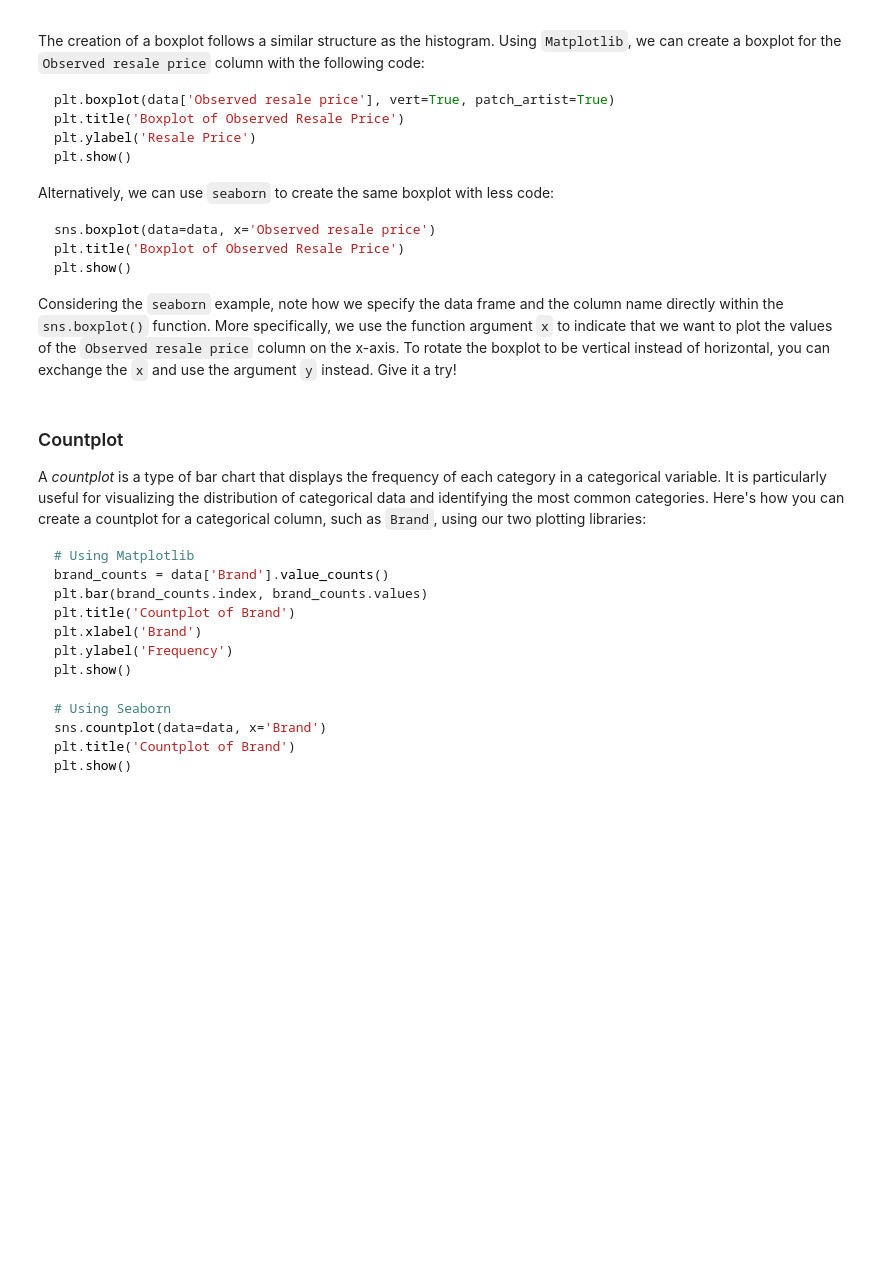
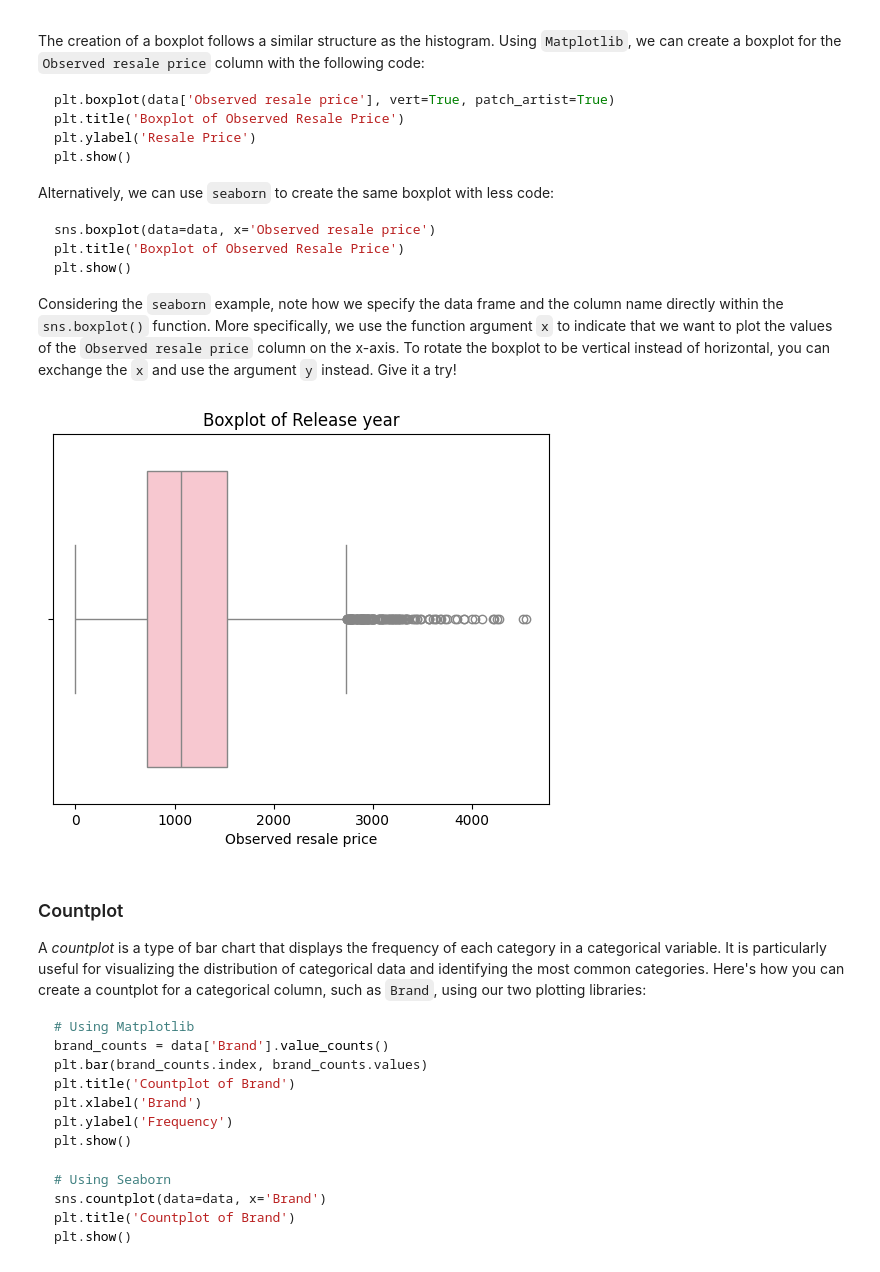
Before and after one commit to pocjurado/TripleTen, a Jupyter notebook: tutorial_notebooks/4_rpf_case_study.ipynb, the cells around one changed output. Saved outputs shown, nothing was run; the diff lists cells and outputs as text; code cells hidden in the pictures; blank space fills up the shorter version.

```diff
--- a/tutorial_notebooks/4_rpf_case_study.ipynb
+++ b/tutorial_notebooks/4_rpf_case_study.ipynb
@@ -537,6 +705,11 @@ plt.show()
 Considering the `seaborn` example, note how we specify the data frame and the column name directly within the `sns.boxplot()` function. More specifically, we use the function argument `x` to indicate that we want to plot the values of the `Observed resale price` column on the x-axis. To rotate the boxplot to be vertical instead of horizontal, you can exchange the `x` and use the argument `y` instead. Give it a try!
 # %%
 # Code to create a boxplot for the 'Observed resale price' column
+sns.boxplot(data=data, x='Observed resale price',color='pink')
+plt.title(f'Boxplot of {variable}')
+plt.show()
+# %% [output]
+[figure, added]
 # %% [markdown]
 ### Countplot
 A *countplot* is a type of bar chart that displays the frequency of each category in a categorical variable. It is particularly useful for visualizing the distribution of categorical data and identifying the most common categories. Here's how you can create a countplot for a categorical column, such as `Brand`, using our two plotting libraries:
```
Also changed, not shown: parts of 13 cells of this notebook.
